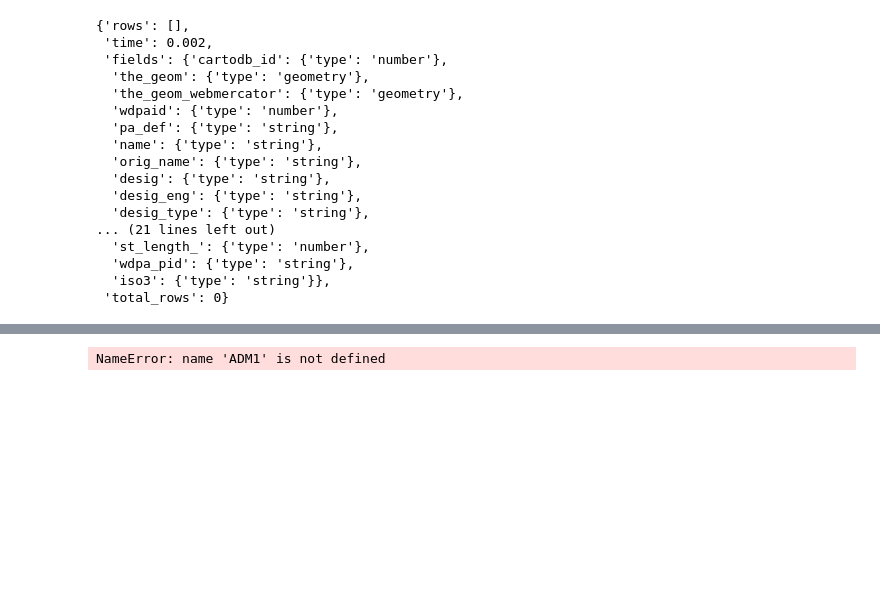
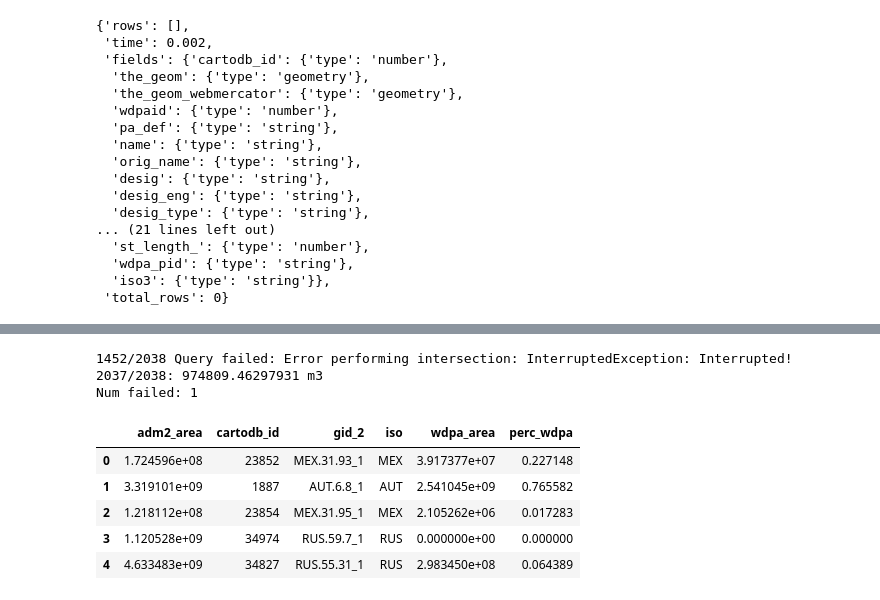
Before and after one commit to fgassert/eeNotebooks, a Jupyter notebook: notebooks/Intersect_WDPA.ipynb, the cells around one changed output, grey strips where cells are left out. Cells and saved outputs as stored; diff of their text form; code cells hidden in the pictures; blank space fills up the shorter version.

```diff
--- a/notebooks/Intersect_WDPA.ipynb
+++ b/notebooks/Intersect_WDPA.ipynb
@@ -226,42 +245,71 @@ def loadGeoms(rows, geom_field='the_geom'):
+# %%
+import psycopg2
+# setup postgis connecton funcitons
+pg_user=os.environ.get('POSTGIS_ENV_POSTGRES_USER')
+pg_pass=os.environ.get('POSTGIS_ENV_POSTGRES_PASSWORD')
+pg_host=os.environ.get('POSTGIS_PORT_5432_TCP_ADDR')
+pg_port=os.environ.get('POSTGIS_PORT_5432_TCP_PORT')
+
+def postgis(query):
+    conn = psycopg2.connect(user=pg_user,
+                        password=pg_pass,
+                        host=pg_host,
+                        port=pg_port
+                       )
+    cur = conn.cursor()
+    cur.execute(query)
+    r = list(cur.fetchall())
+    cur.close()
+    conn.close()
+    return r
 # %%
 # if the bottleneck is union (dissolve), try simplifying and downloading the intersected polygons
 # union offline
 
-tolerance = .08333 # wgs84 -> degrees (~10km)
 for i in ADM1[ADM1['wdpa_area'].isna()].index:
     cdbid = ADM1.iloc[i]['cartodb_id']
 
     #first get the intersected
     query = """
         SELECT
-            ST_INTERSECTION(a.the_geom, b.the_geom) AS the_geom
+            ST_INTERSECTION(
+                ST_MAKEVALID(ST_SIMPLIFY(a.the_geom, {tolerance})),
+                b.the_geom) AS the_geom
         FROM {} AS a, (
             SELECT ST_MAKEVALID(ST_SIMPLIFY(the_geom, {tolerance})) AS the_geom
             FROM {} WHERE cartodb_id = {}
         ) AS b
-        WHERE st_intersects(a.the_geom, b.the_geom)
+        WHERE a.the_geom && b.the_geom
     """.format(wdpa_table, gadm_table, cdbid, tolerance=tolerance)
     try:
         rows = sendSql(query)['rows']
-        if len(rows):
-            # Union the geometries
-            geoms = loadGeoms(rows)
-            union_geoms = shapely.ops.cascaded_union(geoms)
-            area = areaEqual(union_geoms)
+        geoms = ','.join(["'{}'::geometry".format(r['the_geom']) for r in rows if r['the_geom']])
+        if len(geoms):
+            query = "SELECT ST_AREA(ST_UNION(ARRAY[{}])::geography, false)".format(geoms)
+            area = postgis(query)[0][0]
         else:
             area = 0
         ADM1.at[i, 'wdpa_area'] = area
 
         # just showing progress...
         sys.stdout.write("{}/{}: {} m3 \t\t\t\r".format(i, len(ADM1), area))
         sys.stdout.flush()
 
     except Exception as e:
         print('{}/{} Query failed: {}'.format(i, len(ADM1), e))
 
 print('\nNum failed: {}'.format(ADM1['wdpa_area'].isna().sum()))
-ADM1.to_csv('Data/adm1_wdpa_intersection.csv')
+ADM1['perc_wdpa'] = ADM1['wdpa_area']/ADM1['adm2_area']
+ADM1.to_csv('Data/adm2_wdpa_intersection.csv')
 ADM1.head()
 # %% [output]
-NameError: name 'ADM1' is not defined
+1452/2038 Query failed: Error performing intersection: InterruptedException: Interrupted!
+2037/2038: 974809.46297931 m3
+Num failed: 1
+|  | adm2_area | cartodb_id | gid_2 | iso | wdpa_area | perc_wdpa |
+| 0 | 1.724596e+08 | 23852 | MEX.31.93_1 | MEX | 3.917377e+07 | 0.227148 |
+| 1 | 3.319101e+09 | 1887 | AUT.6.8_1 | AUT | 2.541045e+09 | 0.765582 |
+| 2 | 1.218112e+08 | 23854 | MEX.31.95_1 | MEX | 2.105262e+06 | 0.017283 |
+| 3 | 1.120528e+09 | 34974 | RUS.59.7_1 | RUS | 0.000000e+00 | 0.000000 |
+| 4 | 4.633483e+09 | 34827 | RUS.55.31_1 | RUS | 2.983450e+08 | 0.064389 |
 # %%
```
Also changed, not shown: parts of 10 cells of this notebook, 7 other files.
